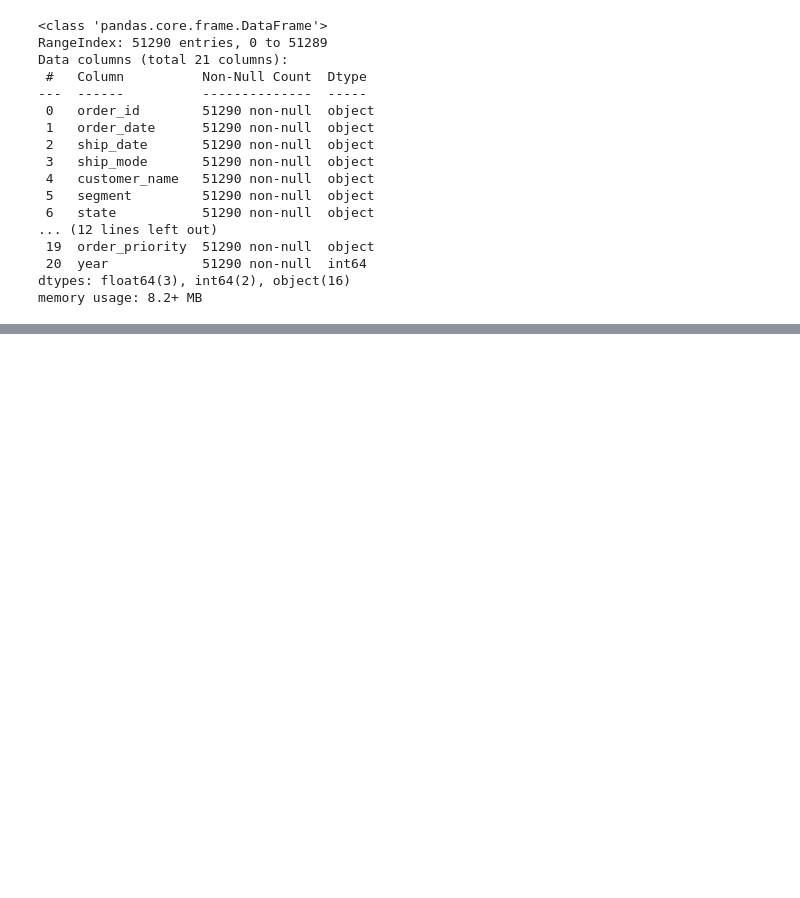
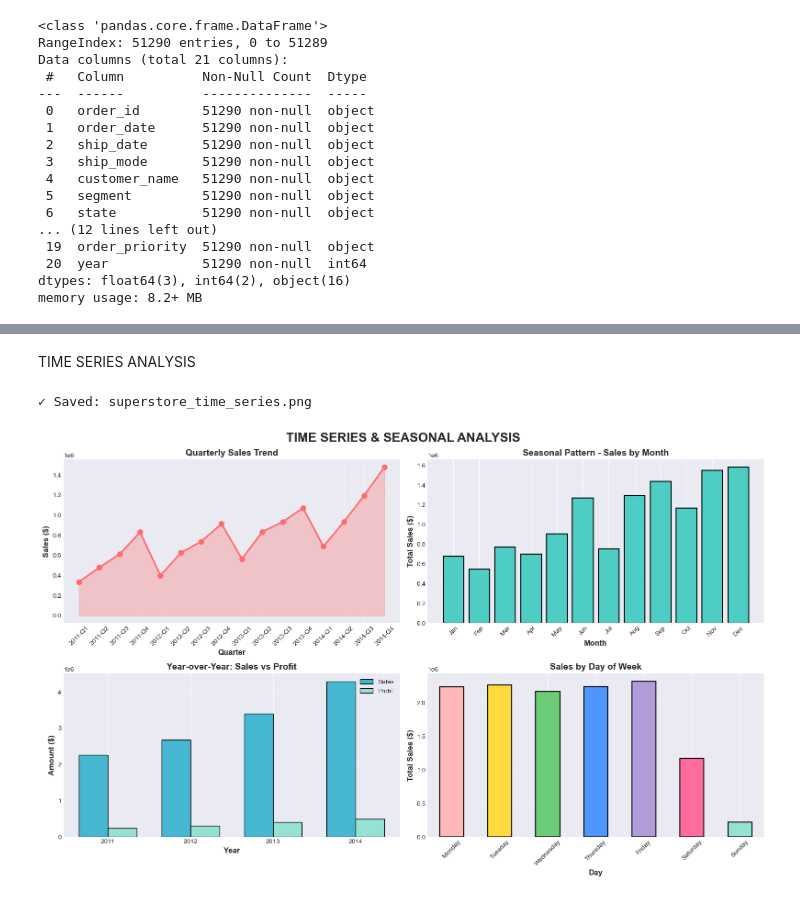
Before and after one commit to Alpha-machine96/superstore_data_analysis, a Jupyter notebook: Super_store_project.ipynb, the cells around one changed output, grey strips where cells are left out. Cells and saved outputs as stored; diff of their text form; code cells hidden in the pictures; blank space fills up the shorter version.

Commit message:
sunday

```diff
--- a/Super_store_project.ipynb
+++ b/Super_store_project.ipynb
@@ -51,0 +303,70 @@ df["ship_date"] = pd.to_datetime(df['ship_date'],format='%d-%m-%Y')
+# %% [markdown]
+TIME SERIES ANALYSIS
+# %%
+fig = plt.figure(figsize=(16, 10))
+fig.suptitle('TIME SERIES & SEASONAL ANALYSIS', fontsize=20, fontweight='bold', y=0.98)
+
+# Quarterly Sales Trend
+ax1 = plt.subplot(2, 2, 1)
+quarterly = df.groupby(['order_year', 'order_quarter'])['sales'].sum().reset_index()
+quarterly['period'] = quarterly['order_year'].astype(str) + '-Q' + quarterly['order_quarter'].astype(str)
+ax1.plot(quarterly['period'], quarterly['sales'], marker='o', linewidth=2.5,
+         markersize=8, color='#FF6B6B')
+ax1.fill_between(range(len(quarterly)), quarterly['sales'], alpha=0.3, color='#FF6B6B')
+ax1.set_title('Quarterly Sales Trend', fontweight='bold', fontsize=14)
+ax1.set_xlabel('Quarter', fontweight='bold')
+ax1.set_ylabel('Sales ($)', fontweight='bold')
+ax1.tick_params(axis='x', rotation=45)
+ax1.grid(True, alpha=0.3)
+
+# Sales by Month (Seasonal Pattern)
+ax2 = plt.subplot(2, 2, 2)
+monthly_pattern = df.groupby('order_month')['sales'].sum()
+month_names = ['Jan', 'Feb', 'Mar', 'Apr', 'May', 'Jun',
+               'Jul', 'Aug', 'Sep', 'Oct', 'Nov', 'Dec']
+ax2.bar(range(1, 13), monthly_pattern.values, color='#4ECDC4', edgecolor='black', linewidth=1.5)
+ax2.set_title('Seasonal Pattern - Sales by Month', fontweight='bold', fontsize=14)
+ax2.set_xlabel('Month', fontweight='bold')
+ax2.set_ylabel('Total Sales ($)', fontweight='bold')
+ax2.set_xticks(range(1, 13))
+ax2.set_xticklabels(month_names, rotation=45)
+ax2.grid(True, alpha=0.3, axis='y')
+
+# Year-over-Year Growth
+ax3 = plt.subplot(2, 2, 3)
+yearly_sales = df.groupby('order_year')['sales'].sum()
+yearly_profit = df.groupby('order_year')['profit'].sum()
+x = np.arange(len(yearly_sales))
+width = 0.35
+bars1 = ax3.bar(x - width/2, yearly_sales.values, width, label='Sales',
+                color='#45B7D1', edgecolor='black')
+bars2 = ax3.bar(x + width/2, yearly_profit.values, width, label='Profit',
+                color='#95E1D3', edgecolor='black')
+ax3.set_title('Year-over-Year: Sales vs Profit', fontweight='bold', fontsize=14)
+ax3.set_xlabel('Year', fontweight='bold')
+ax3.set_ylabel('Amount ($)', fontweight='bold')
+ax3.set_xticks(x)
+ax3.set_xticklabels(yearly_sales.index)
+ax3.legend()
+ax3.grid(True, alpha=0.3, axis='y')
+
+# Daily Sales Pattern (Day of Week)
+ax4 = plt.subplot(2, 2, 4)
+df['day_of_week'] = df['order_date'].dt.day_name()
+day_order = ['Monday', 'Tuesday', 'Wednesday', 'Thursday', 'Friday', 'Saturday', 'Sunday']
+daily_sales = df.groupby('day_of_week')['sales'].sum().reindex(day_order)
+colors_days = ['#FFB6B6', '#FFD93D', '#6BCB77', '#4D96FF', '#B19CD9', '#FF6B9D', '#95E1D3']
+daily_sales.plot(kind='bar', color=colors_days, ax=ax4, edgecolor='black', linewidth=1.5)
+ax4.set_title('Sales by Day of Week', fontweight='bold', fontsize=14)
+ax4.set_xlabel('Day', fontweight='bold')
+ax4.set_ylabel('Total Sales ($)', fontweight='bold')
+ax4.tick_params(axis='x', rotation=45)
+ax4.grid(True, alpha=0.3, axis='y')
+
+plt.tight_layout()
+plt.savefig('superstore_time_series.png', dpi=300, bbox_inches='tight')
+print("✓ Saved: superstore_time_series.png")
+plt.show()
+# %% [output]
+✓ Saved: superstore_time_series.png
+[figure, added]
```
Also changed, not shown: parts of 19 cells of this notebook.
